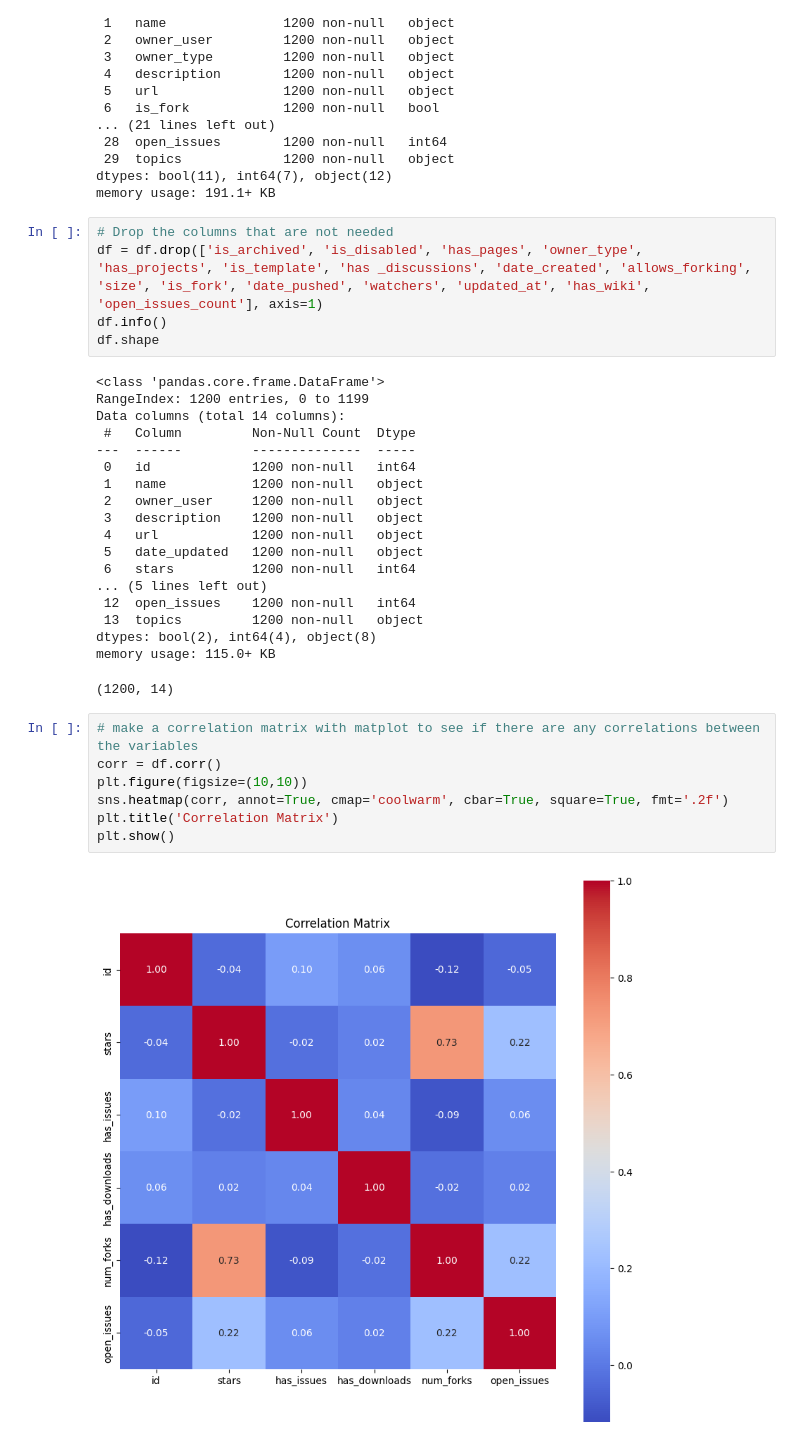
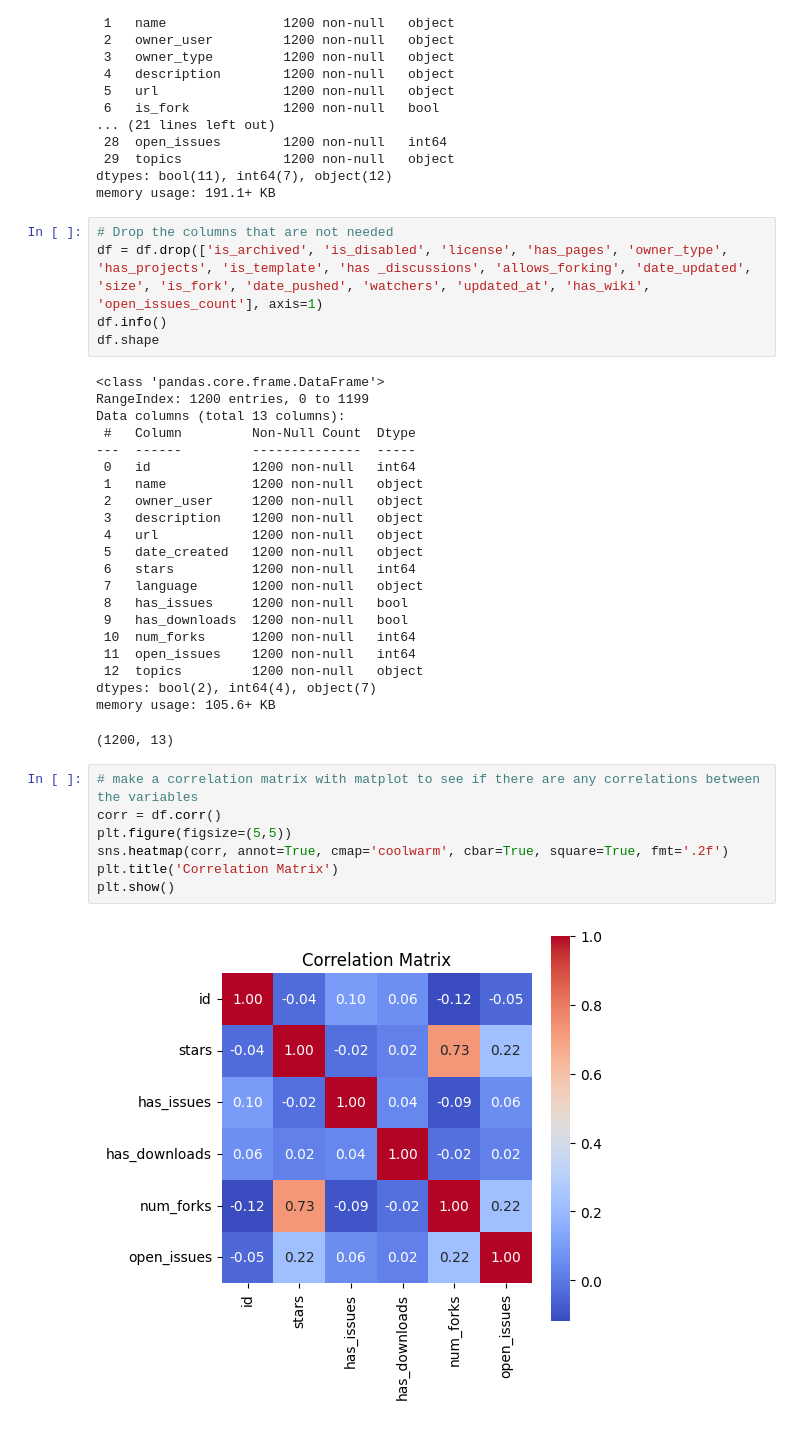
Before and after one commit to RecandChat/CodeCompass, a Jupyter notebook: monkelib/modelling_repos.ipynb, the cells around one changed output. Saved outputs shown, nothing was run; the diff lists cells and outputs as text.

```diff
--- a/monkelib/modelling_repos.ipynb
+++ b/monkelib/modelling_repos.ipynb
@@ -38,13 +39,13 @@ dtypes: bool(11), int64(7), object(12)
 memory usage: 191.1+ KB
 # %%
 # Drop the columns that are not needed
-df = df.drop(['is_archived', 'is_disabled', 'has_pages', 'owner_type', 'has_projects', 'is_template', 'has _discussions', 'date_created', 'allows_forking', 'size', 'is_fork', 'date_pushed', 'watchers', 'updated_at', 'has_wiki', 'open_issues_count'], axis=1)
+df = df.drop(['is_archived', 'is_disabled', 'license', 'has_pages', 'owner_type', 'has_projects', 'is_template', 'has _discussions', 'allows_forking', 'date_updated', 'size', 'is_fork', 'date_pushed', 'watchers', 'updated_at', 'has_wiki', 'open_issues_count'], axis=1)
 df.info()
 df.shape
 # %% [output]
 <class 'pandas.core.frame.DataFrame'>
 RangeIndex: 1200 entries, 0 to 1199
-Data columns (total 14 columns):
+Data columns (total 13 columns):
  #   Column         Non-Null Count  Dtype
 ---  ------         --------------  -----
  0   id             1200 non-null   int64
@@ -52,20 +53,23 @@ Data columns (total 14 columns):
  2   owner_user     1200 non-null   object
  3   description    1200 non-null   object
  4   url            1200 non-null   object
- 5   date_updated   1200 non-null   object
+ 5   date_created   1200 non-null   object
  6   stars          1200 non-null   int64
-... (5 lines left out)
- 12  open_issues    1200 non-null   int64
- 13  topics         1200 non-null   object
-dtypes: bool(2), int64(4), object(8)
-memory usage: 115.0+ KB
+ 7   language       1200 non-null   object
+ 8   has_issues     1200 non-null   bool
+ 9   has_downloads  1200 non-null   bool
+ 10  num_forks      1200 non-null   int64
+ 11  open_issues    1200 non-null   int64
+ 12  topics         1200 non-null   object
+dtypes: bool(2), int64(4), object(7)
+memory usage: 105.6+ KB
-(1200, 14)
+(1200, 13)
 # %%
 # make a correlation matrix with matplot to see if there are any correlations between the variables
 corr = df.corr()
-plt.figure(figsize=(10,10))
+plt.figure(figsize=(5,5))
 sns.heatmap(corr, annot=True, cmap='coolwarm', cbar=True, square=True, fmt='.2f')
 plt.title('Correlation Matrix')
 plt.show()
 # %% [output]
-[figure, old version]
+[figure, new version]
```
Also changed, not shown: parts of 20 cells of this notebook.
